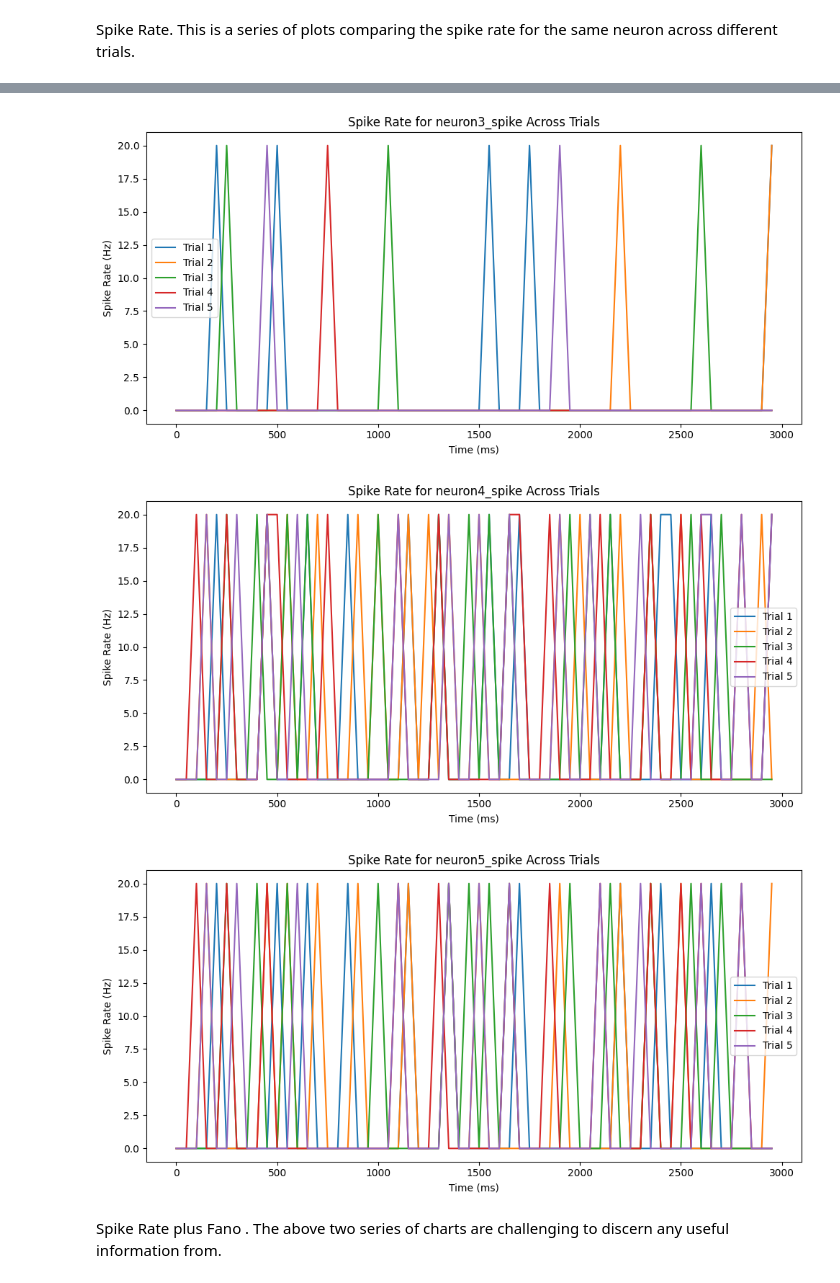
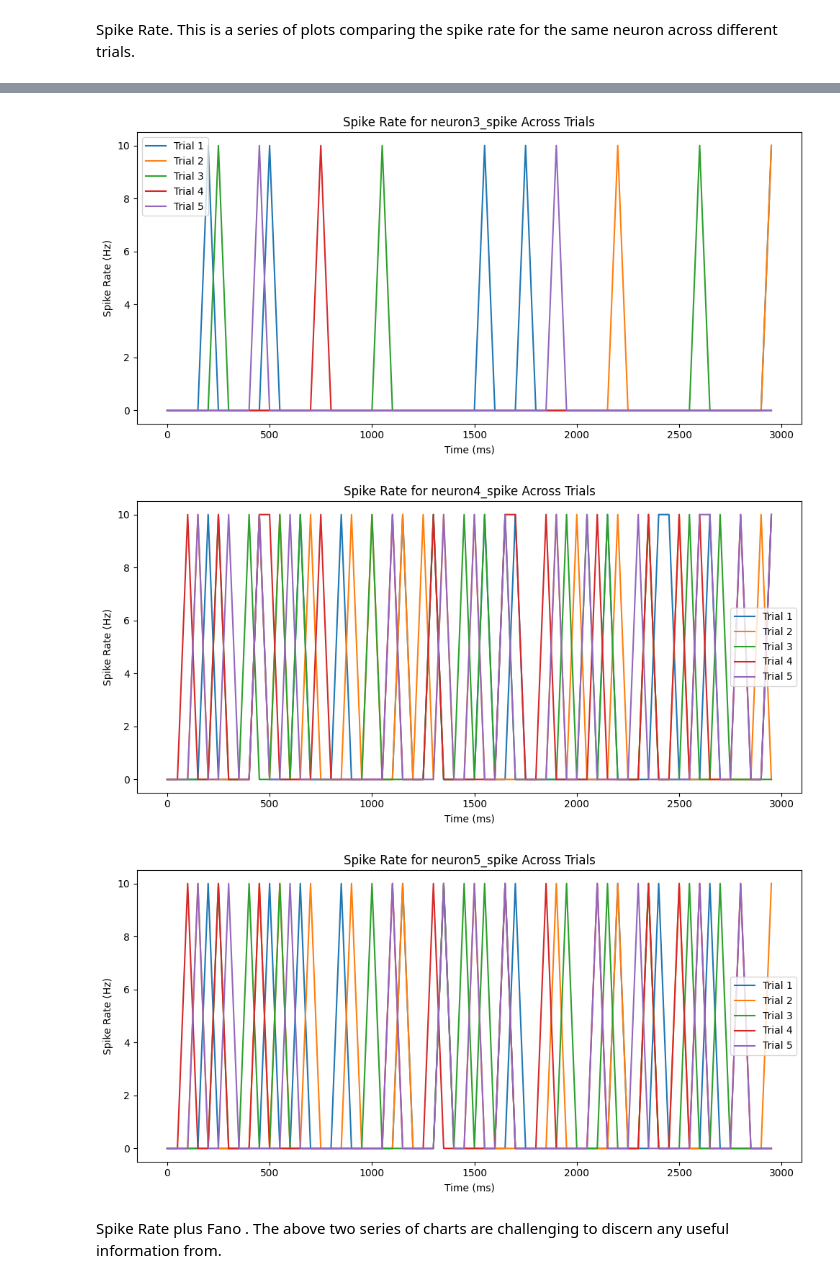
Before and after one commit to Nerfworm/IFneuron-model, a Jupyter notebook: data_playground_3.ipynb, the cells around one changed output, grey strips where cells are left out. Drawn from its saved outputs; the diff is of its cells as text; code cells hidden in the pictures.

```diff
--- a/data_playground_3.ipynb
+++ b/data_playground_3.ipynb
@@ -225,6 +225,7 @@ for trial_idx, trial_df in enumerate(all_trials):
 # %% [markdown]
 Spike Rate.  This is a series of plots comparing the spike rate within a single trial.
 # %%
+bin_size = 100
 for trial_idx, trial_df in enumerate(all_trials):
     plt.figure(figsize=(10, 5))
     for n, col in enumerate(spike_columns):
@@ -247,6 +248,7 @@ for trial_idx, trial_df in enumerate(all_trials):
 # %% [markdown]
 Spike Rate.  This is a series of plots comparing the spike rate for the same neuron across different trials.
 # %%
+bin_size = 100
 for n, col in enumerate(spike_columns):
     plt.figure(figsize=(10, 5))
     for trial_idx in range(NUM_TRIALS):
@@ -265,6 +267,6 @@ for n, col in enumerate(spike_columns):
-[figure, old version]
+[figure, new version]
-[figure, old version]
+[figure, new version]
-[figure, old version]
+[figure, new version]
 # %% [markdown]
 Spike Rate plus Fano .  The above two series of charts are challenging to discern any useful information from.
 # %%
```
Also changed, not shown: parts of 3 cells of this notebook, 2 other files.
